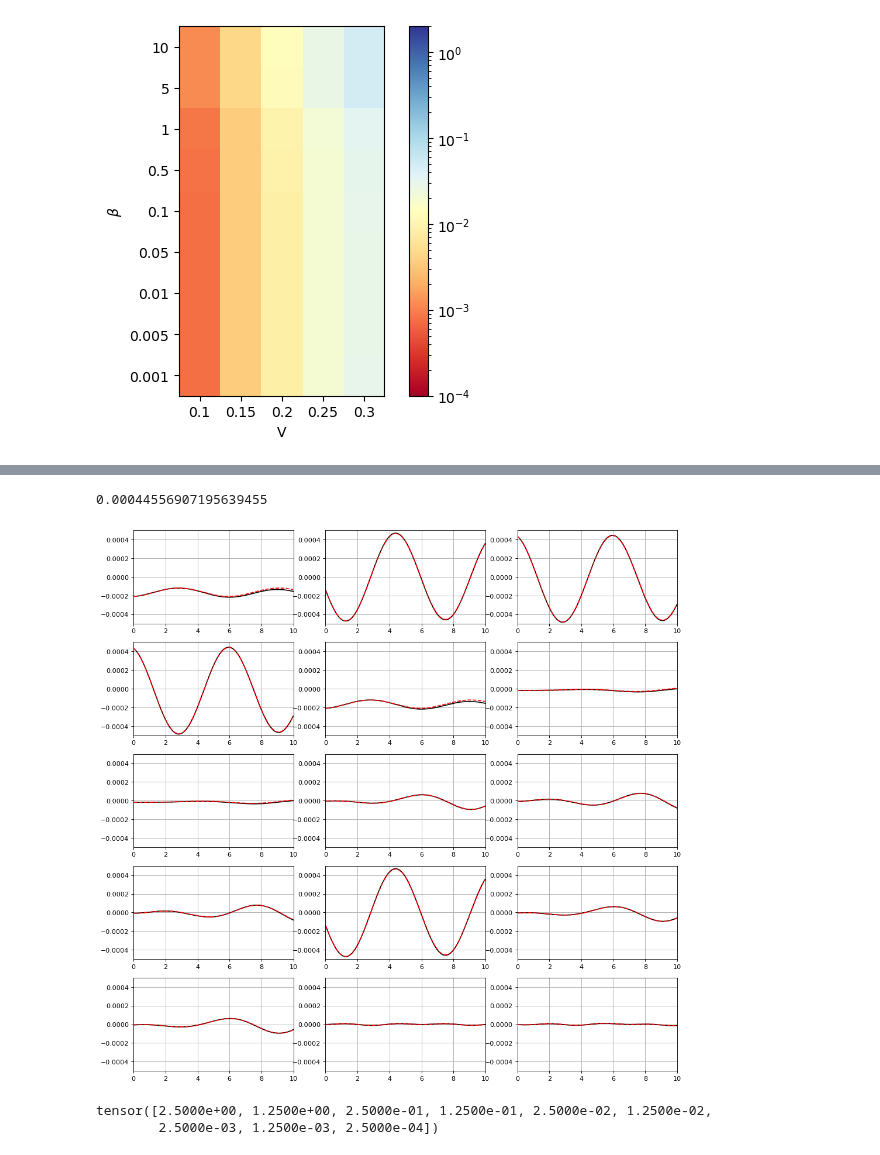
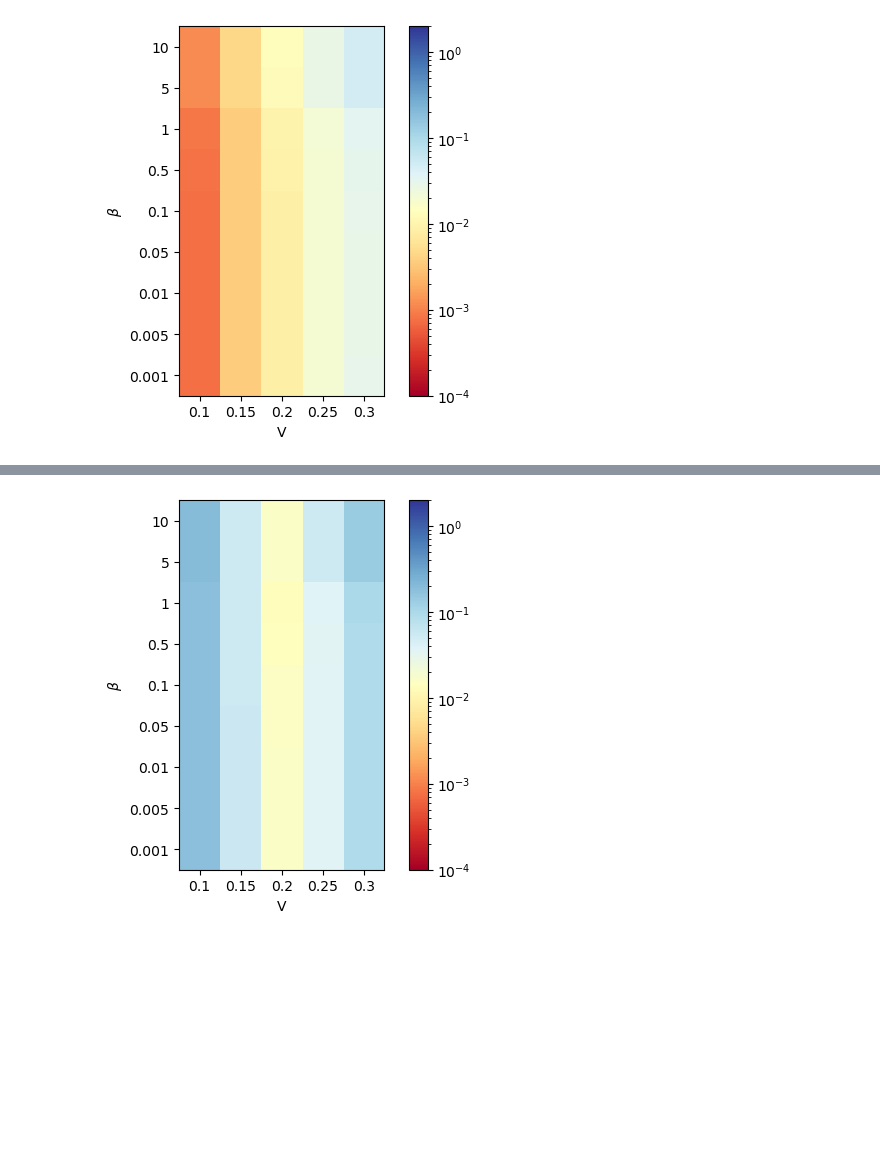
Before and after one commit to giovannicemin/master_thesis, a Jupyter notebook: project/Results_quelloVero.ipynb, the cells around one changed output, grey strips where cells are left out. Drawn from its saved outputs; the diff is of its cells as text; code cells hidden in the pictures; blank space fills up the shorter version.

```diff
--- a/project/Results_quelloVero.ipynb
+++ b/project/Results_quelloVero.ipynb
@@ -209,3 +264,23 @@ plt.show()
+# %%
+fig, ax = plt.subplots()
+
+im = ax.imshow(errors_, origin='lower', cmap='RdYlBu', norm=LogNorm(vmin=0.0001, vmax=2))
+
+my_x_ticks = prms['potential']
+my_y_ticks = prms['beta']
+ax.set_xticks([i for i in range(len(my_x_ticks))])
+ax.set_xticklabels(my_x_ticks)
+ax.set_xlabel('V')
+ax.set_yticks([i for i in range(len(my_y_ticks))])
+ax.set_yticklabels(my_y_ticks)
+ax.set_ylabel(r'$\beta$')
+
+fig.colorbar(im, ax=ax)
+
+plt.show()
+#fig.savefig('../pictures/results_training_same_beta.pdf', dpi=150)
+# %% [output]
+[figure, added]
 # %%
 # perche' a temeprature alte fa schifo?
 # import TEBD data
@@ -221,20 +296,19 @@ with h5py.File(prms['fname'], 'r') as f:
 
 # import the model
 name = 'model_L_' + str(prms['L']) + \
-        '_V_' + str(int(vv*1e3)).zfill(4) + \
-        '_beta_' + str(int(beta*1e3)).zfill(4) + \
-        '_dt_' + str(int(prms['dt']*1e3)).zfill(4) + \
         '_T' + str(int(prms['T']))
+        #'_V_' + str(int(vv*1e3)).zfill(4) + \
+        #'_beta_' + str(int(beta*1e3)).zfill(4) + \
+        #'_dt_' + str(int(prms['dt']*1e3)).zfill(4) + \
+        #'_T' + str(int(prms['T']))
 
 model = MLLP(ml_params['mlp_params'], beta).to(ml_params['device'])
-model.load_state_dict(torch.load(Path('./data/trained_model/' + name)))
+model.load_state_dict(torch.load(Path('./data/trained_single/' + name)))
 
 # predict dynamics with the model
-ml_dyn = model.generate_trajectory(v_0=np.array(data_tebd[0]), T=prms['T'])
+ml_dyn = model.generate_trajectory(v_0=np.array(data_tebd[0]), T=prms['T'],
+                                   potential=vv, beta=beta)
 
 print(calculate_error(results_ml=ml_dyn, results_tebd=data_tebd, T=prms['T'], dt=prms['dt']))
 
 print_comparison(data_tebd, ml_dyn, prms['T'], prms['dt'], 1-math.e**(-beta/2))
-# %% [output]
-0.00044556907195639455
-[figure, removed]
@@ -246,5 +314,0 @@ x /= 4
-# %%
-x
-# %% [output]
-tensor([2.5000e+00, 1.2500e+00, 2.5000e-01, 1.2500e-01, 2.5000e-02, 1.2500e-02,
-        2.5000e-03, 1.2500e-03, 2.5000e-04])
```
Also changed, not shown: parts of 10 cells of this notebook.
